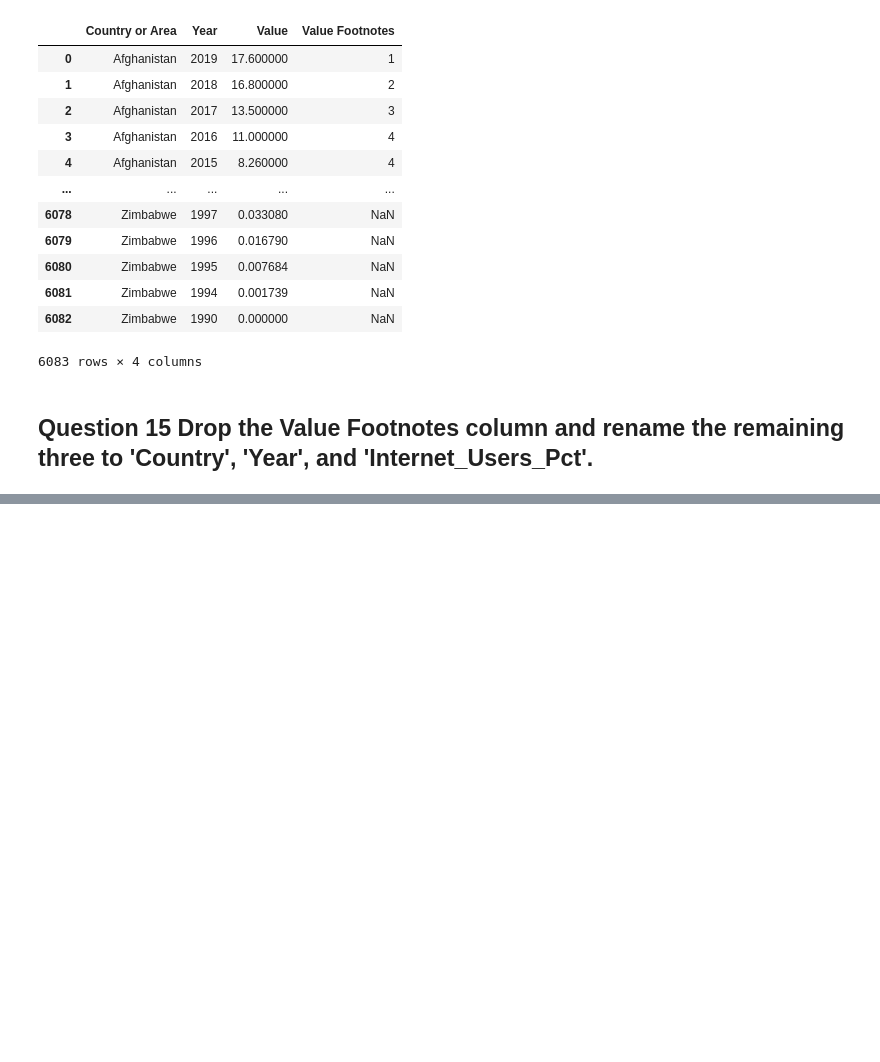
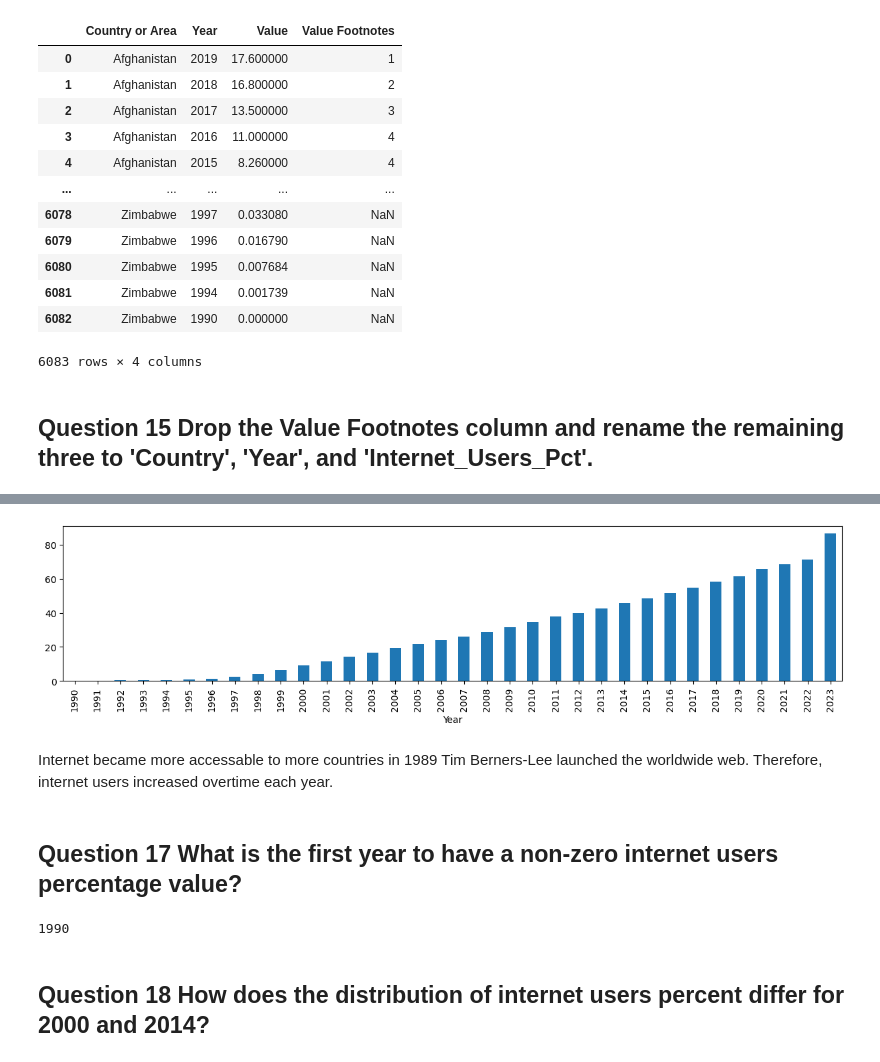
Before and after one commit to BrittanyRussell-15/un-exploration-PythonBrittanyRussell-15, a Jupyter notebook: notebooks/BrittanyRussellUndataProject1.ipynb, the cells around one changed output, grey strips where cells are left out. Drawn from its saved outputs; the diff is of its cells as text; code cells hidden in the pictures; blank space fills up the shorter version.

```diff
--- a/notebooks/BrittanyRussellUndataProject1.ipynb
+++ b/notebooks/BrittanyRussellUndataProject1.ipynb
@@ -394,6 +502,6 @@ internet_df
 ## Question 15 Drop the Value Footnotes column and rename the remaining three to 'Country', 'Year', and 'Internet_Users_Pct'.
 # %%
 #Question 15
-internet_df = internet_df.drop(columns= ['Value Footnotes'])
+internet_dfv2 = internet_df.drop(columns= ['Value Footnotes'])
 # %%
-internet_df.columns=[ 'Country', 'Year', 'Internet_Users_Pct']
+internet_dfv2.columns=[ 'Country', 'Year', 'Internet_Users_Pct']
@@ -399,0 +510,4 @@ internet_df.columns=[ 'Country', 'Year', 'Internet_Users_Pct']
+# %%
+#Question 16
+internet_peryear= internet_dfv2.groupby('Year')['Internet_Users_Pct'].mean()
+internet_peryear
@@ -399,0 +532,21 @@ internet_df.columns=[ 'Country', 'Year', 'Internet_Users_Pct']
+# %%
+internet_peryear.plot(kind = 'bar',
+                x = 'Year',
+                y ='Pct',
+                figsize = (15,3));
+# %% [output]
+[figure, added]
+# %% [markdown]
+Internet became more accessable to more countries in 1989 Tim Berners-Lee launched the worldwide web. Therefore, internet users increased overtime each year.
+# %% [markdown]
+## Question 17 What is the first year to have a non-zero internet users percentage value?
+# %%
+
+##Question 17
+Year1internet=internet_dfv2.loc[internet_dfv2['Internet_Users_Pct'] >0]
+Year1internet
+Year1internet  ['Year'].min()
+# %% [output]
+1990
+# %% [markdown]
+## Question 18 How does the distribution of internet users percent differ for 2000 and 2014?
```
Also changed, not shown: parts of 46 cells of this notebook.
